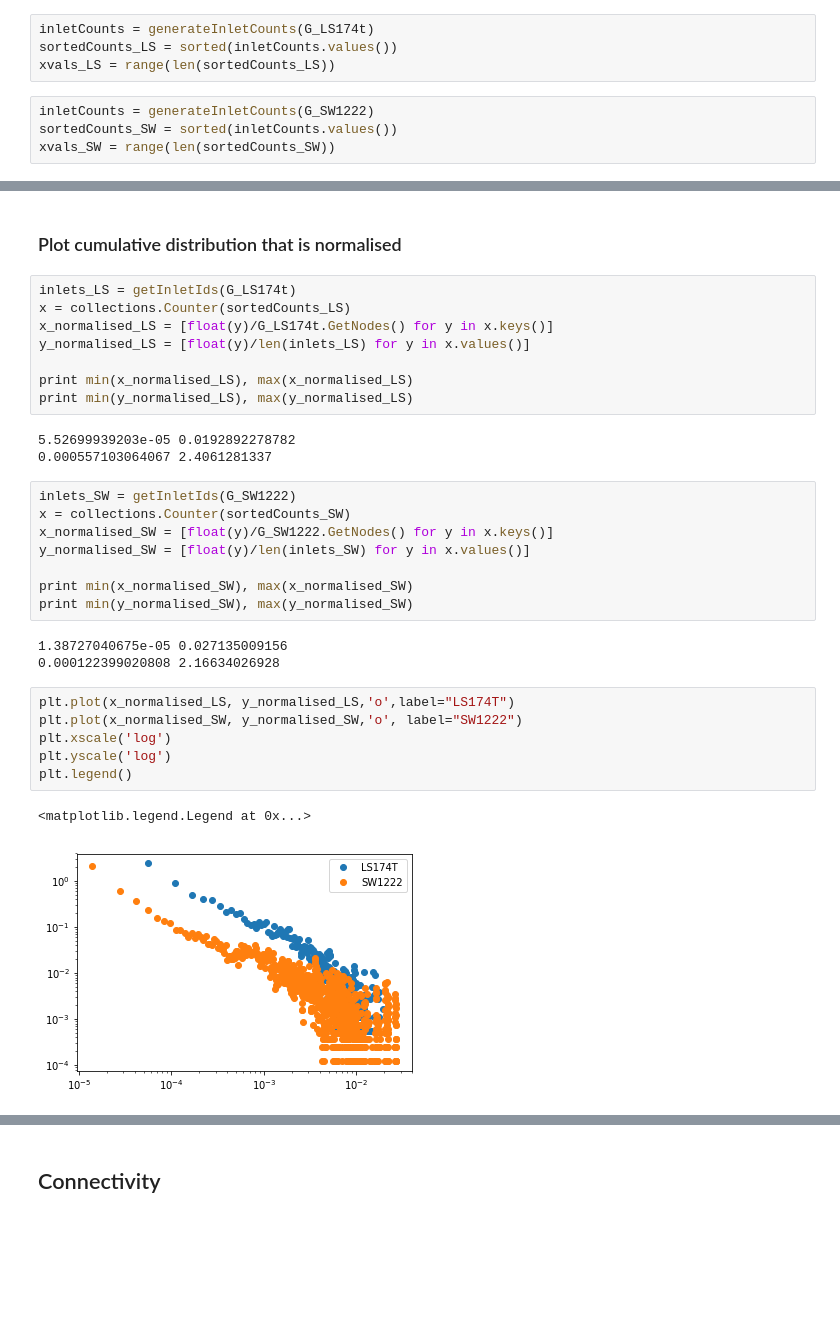
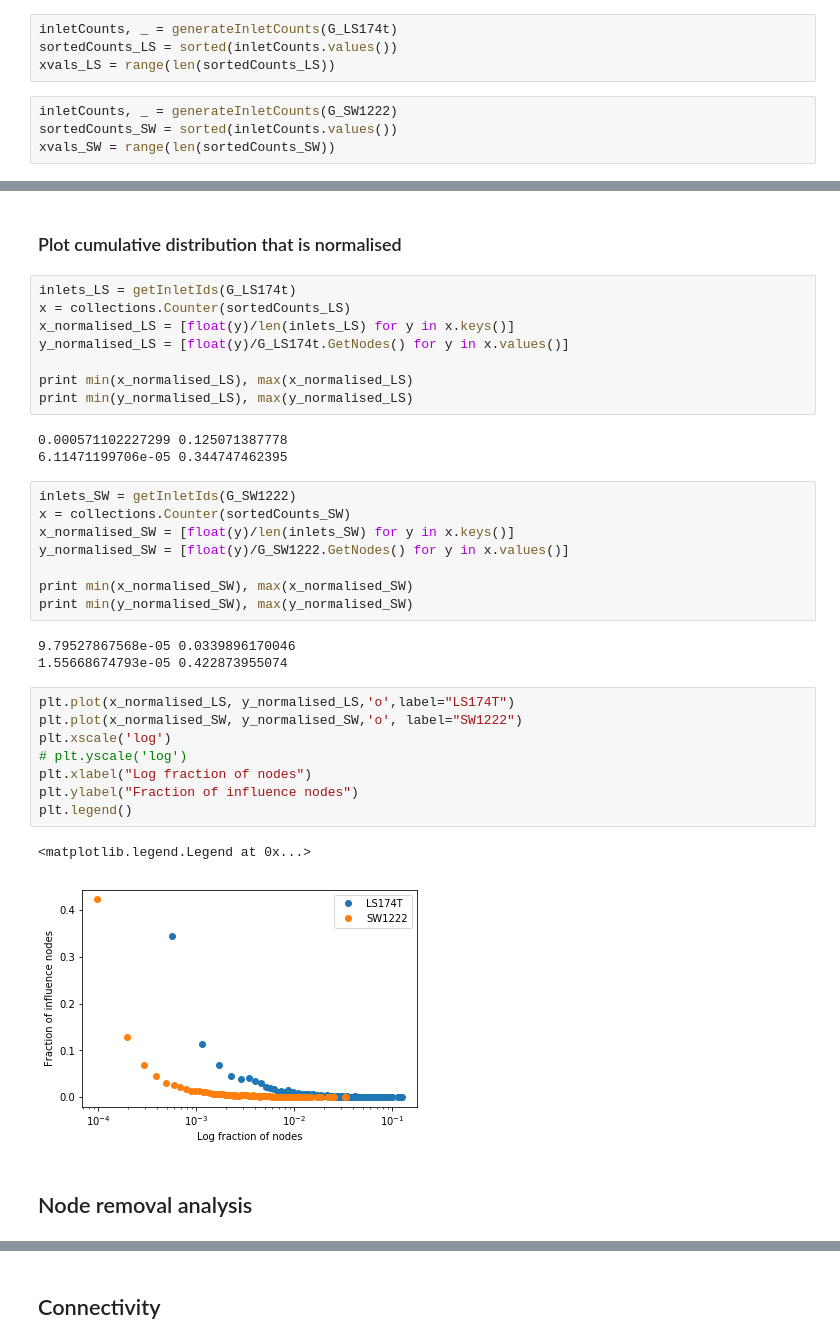
Before and after one commit to magdyksaleh/cs224w_ssm, a Jupyter notebook: notebooks/nodeInletInfluence.ipynb, the cells around one changed output, grey strips where cells are left out. Drawn from its saved outputs; the diff is of its cells as text; blank space fills up the shorter version.

```diff
--- a/notebooks/nodeInletInfluence.ipynb
+++ b/notebooks/nodeInletInfluence.ipynb
@@ -38,8 +40,8 @@ def generateInletCounts(G):
 # %%
-inletCounts = generateInletCounts(G_LS174t)
+inletCounts, _ = generateInletCounts(G_LS174t)
 sortedCounts_LS = sorted(inletCounts.values())
 xvals_LS = range(len(sortedCounts_LS))
 # %%
-inletCounts = generateInletCounts(G_SW1222)
+inletCounts, _ = generateInletCounts(G_SW1222)
 sortedCounts_SW = sorted(inletCounts.values())
 xvals_SW = range(len(sortedCounts_SW))
@@ -57,31 +65,35 @@ plt.legend()
 # %%
 inlets_LS = getInletIds(G_LS174t)
 x = collections.Counter(sortedCounts_LS)
-x_normalised_LS = [float(y)/G_LS174t.GetNodes() for y in x.keys()]
-y_normalised_LS = [float(y)/len(inlets_LS) for y in x.values()]
+x_normalised_LS = [float(y)/len(inlets_LS) for y in x.keys()]
+y_normalised_LS = [float(y)/G_LS174t.GetNodes() for y in x.values()]
 
 print min(x_normalised_LS), max(x_normalised_LS)
 print min(y_normalised_LS), max(y_normalised_LS)
 # %% [output]
-5.52699939203e-05 0.0192892278782
-0.000557103064067 2.4061281337
+0.000571102227299 0.125071387778
+6.11471199706e-05 0.344747462395
 # %%
 inlets_SW = getInletIds(G_SW1222)
 x = collections.Counter(sortedCounts_SW)
-x_normalised_SW = [float(y)/G_SW1222.GetNodes() for y in x.keys()]
-y_normalised_SW = [float(y)/len(inlets_SW) for y in x.values()]
+x_normalised_SW = [float(y)/len(inlets_SW) for y in x.keys()]
+y_normalised_SW = [float(y)/G_SW1222.GetNodes() for y in x.values()]
 
 print min(x_normalised_SW), max(x_normalised_SW)
 print min(y_normalised_SW), max(y_normalised_SW)
 # %% [output]
-1.38727040675e-05 0.027135009156
-0.000122399020808 2.16634026928
+9.79527867568e-05 0.0339896170046
+1.55668674793e-05 0.422873955074
 # %%
 plt.plot(x_normalised_LS, y_normalised_LS,'o',label="LS174T")
 plt.plot(x_normalised_SW, y_normalised_SW,'o', label="SW1222")
 plt.xscale('log')
-plt.yscale('log')
+# plt.yscale('log')
+plt.xlabel("Log fraction of nodes")
+plt.ylabel("Fraction of influence nodes")
 plt.legend()
 # %% [output]
 <matplotlib.legend.Legend at 0x...>
-[figure, old version]
+[figure, new version]
+# %% [markdown]
+## Node removal analysis
```
Also changed, not shown: parts of 14 cells of this notebook, 11 other files.
